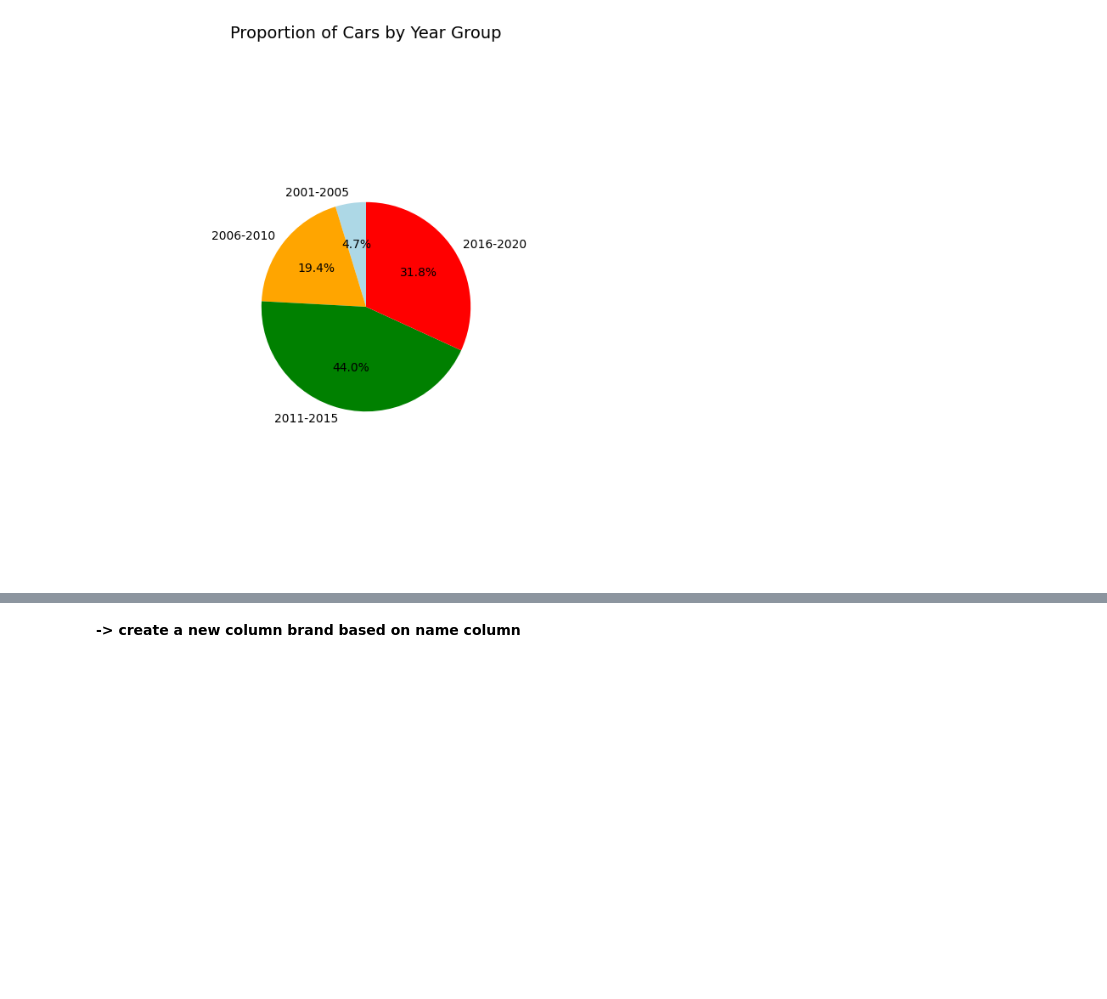
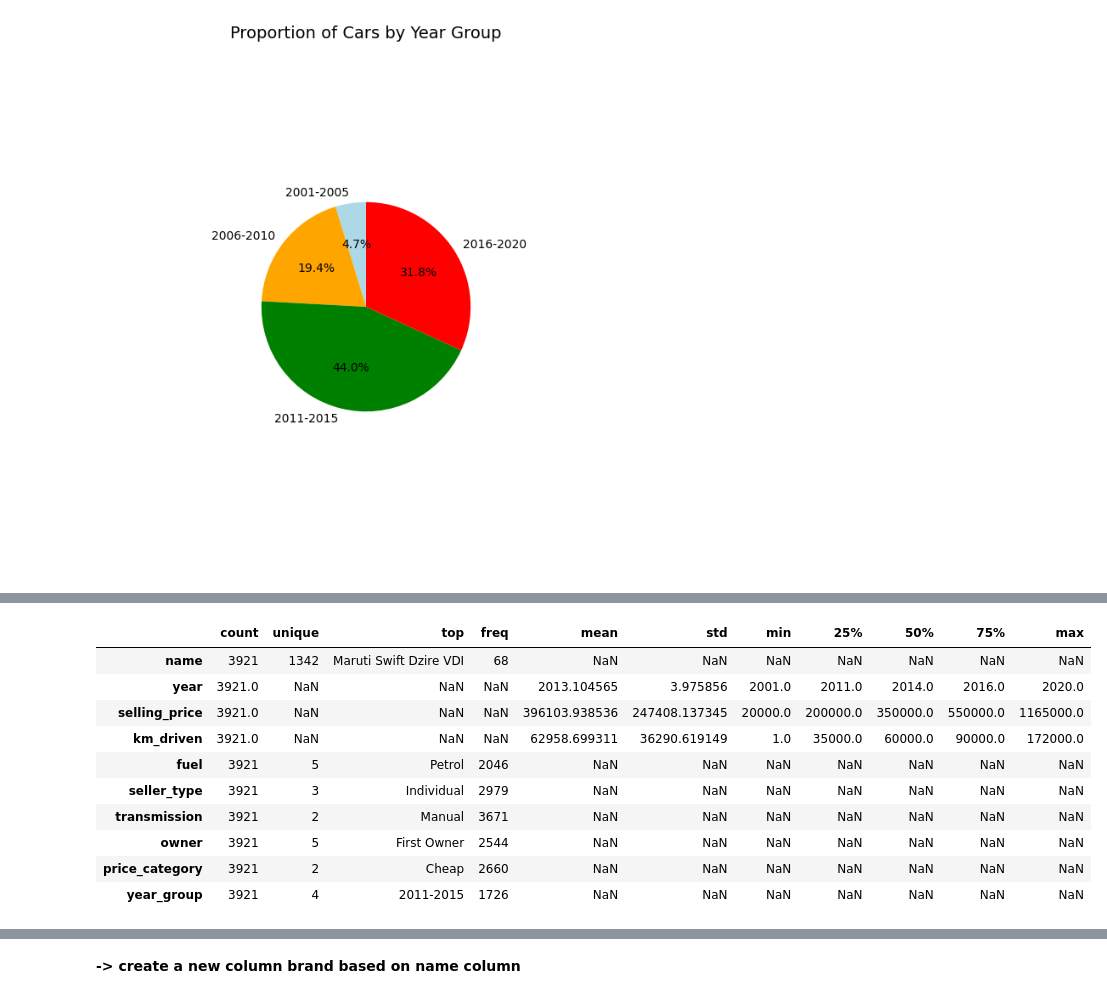
Before and after one commit to Trusha-7Span/CarDetails, a Jupyter notebook: Cardetails.ipynb, the cells around one changed output, grey strips where cells are left out. Cells and saved outputs as stored; diff of their text form; code cells hidden in the pictures; blank space fills up the shorter version.

```diff
--- a/Cardetails.ipynb
+++ b/Cardetails.ipynb
@@ -300,0 +320,14 @@ plt.show()
+# %%
+df.describe(include='all').T
+# %% [output]
+|  | count | unique | top | freq | mean | std | min | 25% | 50% | 75% | max |
+| name | 3921 | 1342 | Maruti Swift Dzire VDI | 68 | NaN | NaN | NaN | NaN | NaN | NaN | NaN |
+| year | 3921.0 | NaN | NaN | NaN | 2013.104565 | 3.975856 | 2001.0 | 2011.0 | 2014.0 | 2016.0 | 2020.0 |
+| selling_price | 3921.0 | NaN | NaN | NaN | 396103.938536 | 247408.137345 | 20000.0 | 200000.0 | 350000.0 | 550000.0 | 1165000.0 |
+| km_driven | 3921.0 | NaN | NaN | NaN | 62958.699311 | 36290.619149 | 1.0 | 35000.0 | 60000.0 | 90000.0 | 172000.0 |
+| fuel | 3921 | 5 | Petrol | 2046 | NaN | NaN | NaN | NaN | NaN | NaN | NaN |
+| seller_type | 3921 | 3 | Individual | 2979 | NaN | NaN | NaN | NaN | NaN | NaN | NaN |
+| transmission | 3921 | 2 | Manual | 3671 | NaN | NaN | NaN | NaN | NaN | NaN | NaN |
+| owner | 3921 | 5 | First Owner | 2544 | NaN | NaN | NaN | NaN | NaN | NaN | NaN |
+| price_category | 3921 | 2 | Cheap | 2660 | NaN | NaN | NaN | NaN | NaN | NaN | NaN |
+| year_group | 3921 | 4 | 2011-2015 | 1726 | NaN | NaN | NaN | NaN | NaN | NaN | NaN |
```
Also changed, not shown: parts of 67 cells of this notebook.
